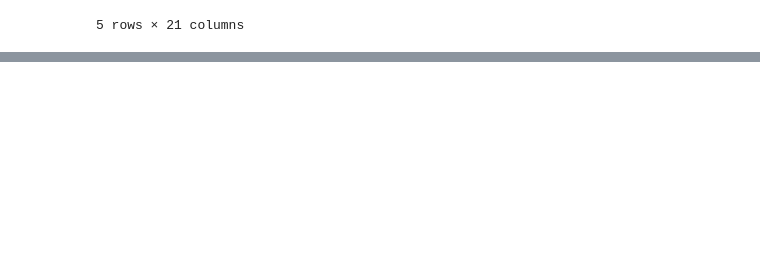
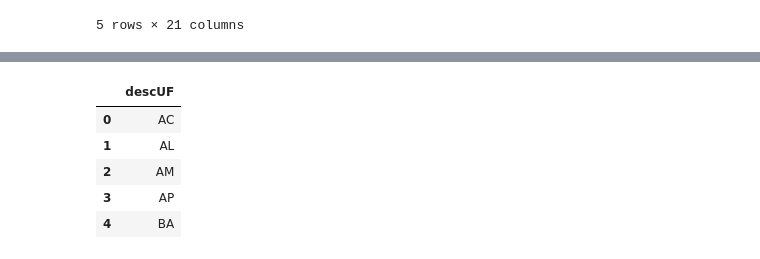
Before and after one commit to eduardo-almeida/portfolio, a Jupyter notebook: Machine Learning - Teo Calvo/ETL.ipynb, the cells around one changed output, grey strips where cells are left out. Cells and saved outputs as stored; diff of their text form; code cells hidden in the pictures; blank space fills up the shorter version.

```diff
--- a/Machine Learning - Teo Calvo/ETL.ipynb
+++ b/Machine Learning - Teo Calvo/ETL.ipynb
@@ -453,0 +425,20 @@ tb_regiao_cliente.head()
+# %%
+tb_regiao_cliente = ps.sqldf("""
+                                select distinct
+                                t1.idPedido,
+                                t1.idCliente,
+                                t2.idVendedor,
+                                t3.descUF
+
+                                from pedido as t1
+
+                                left join item_pedido as t2
+                                on t1.idPedido = t2.idPedido
+
+                                left join cliente as t3
+                                on t1.idCliente = t3.idCliente
+
+                                where t1.dtPedido < '2018-01-01'
+                                and t1.dtPedido >= '2017-07-01'
+                                and t2.idVendedor is not null
+                        """)
@@ -453,0 +454,18 @@ tb_regiao_cliente.head()
+# %%
+tb_estados = ps.sqldf("""
+                        select distinct
+                        descUF
+
+                        from tb_regiao_cliente
+
+                        order by descUF
+                """)
+# %%
+tb_estados.head()
+# %% [output]
+|  | descUF |
+| 0 | AC |
+| 1 | AL |
+| 2 | AM |
+| 3 | AP |
+| 4 | BA |
```
Also changed, not shown: parts of 24 cells of this notebook.
